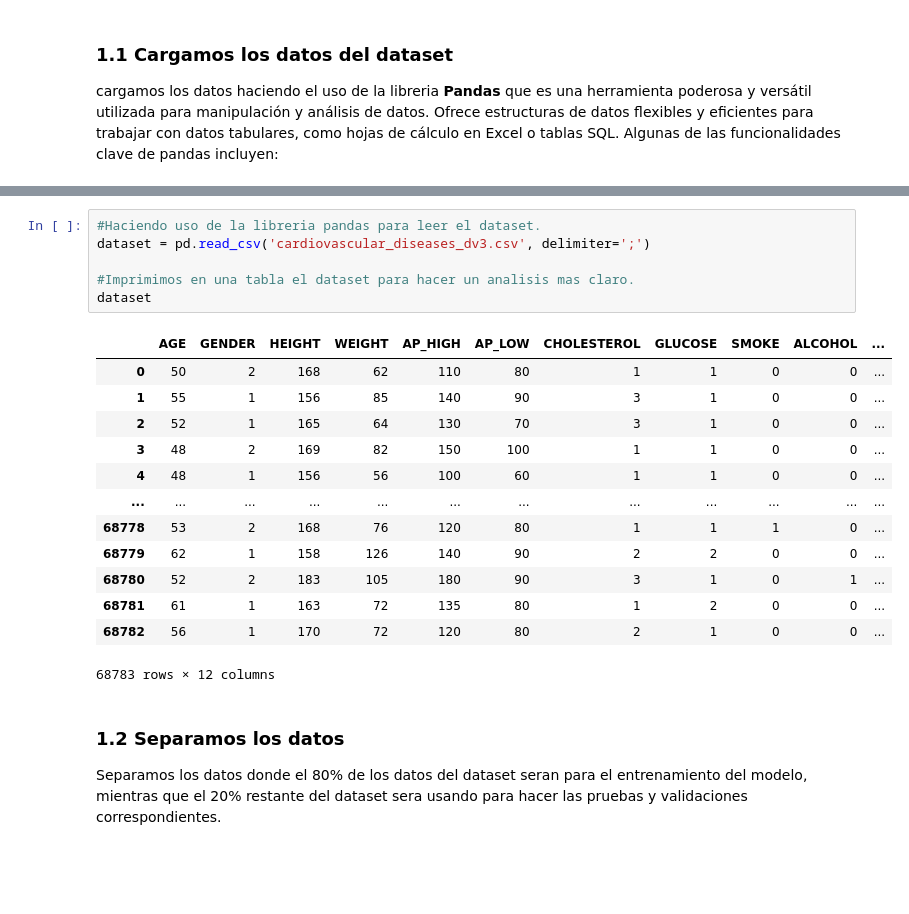
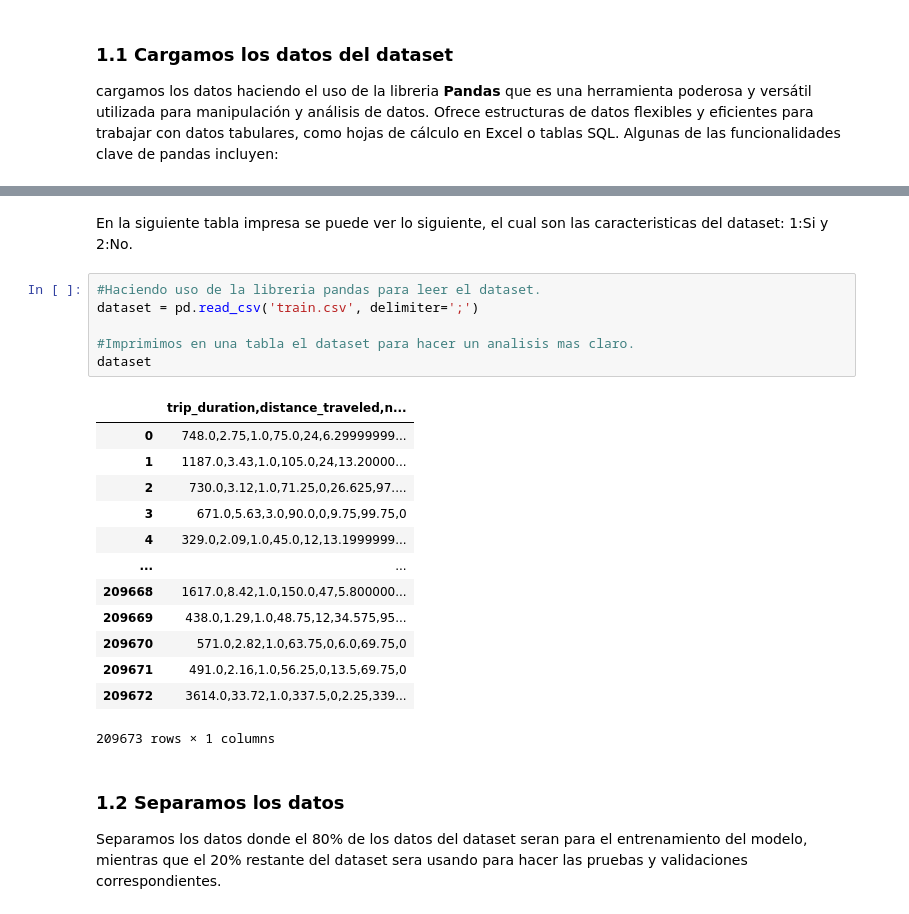
Before and after one commit to nomikugg/sis420_artificial_intelligence, a Jupyter notebook: examenes/primer_parcial/ejercicio02/ejercicio_02.ipynb, the cells around one changed output, grey strips where cells are left out. Drawn from its saved outputs; the diff is of its cells as text; blank space fills up the shorter version.

```diff
--- a/examenes/primer_parcial/ejercicio02/example.ipynb
+++ b/examenes/primer_parcial/ejercicio02/ejercicio_02.ipynb
@@ -72,23 +44,26 @@ En la siguiente tabla impresa se puede ver lo siguiente, el cual son las caracte
+# %% [markdown]
+En la siguiente tabla impresa se puede ver lo siguiente, el cual son las caracteristicas del dataset:
+1:Si y 2:No.
 # %%
 #Haciendo uso de la libreria pandas para leer el dataset.
-dataset = pd.read_csv('cardiovascular_diseases_dv3.csv', delimiter=';')
+dataset = pd.read_csv('train.csv', delimiter=';')
 
 #Imprimimos en una tabla el dataset para hacer un analisis mas claro.
 dataset
 # %% [output]
-|  | AGE | GENDER | HEIGHT | WEIGHT | AP_HIGH | AP_LOW | CHOLESTEROL | GLUCOSE | SMOKE | ALCOHOL | ... |
-| 0 | 50 | 2 | 168 | 62 | 110 | 80 | 1 | 1 | 0 | 0 | ... |
-| 1 | 55 | 1 | 156 | 85 | 140 | 90 | 3 | 1 | 0 | 0 | ... |
-| 2 | 52 | 1 | 165 | 64 | 130 | 70 | 3 | 1 | 0 | 0 | ... |
-| 3 | 48 | 2 | 169 | 82 | 150 | 100 | 1 | 1 | 0 | 0 | ... |
-| 4 | 48 | 1 | 156 | 56 | 100 | 60 | 1 | 1 | 0 | 0 | ... |
-| ... | ... | ... | ... | ... | ... | ... | ... | ... | ... | ... | ... |
-| 68778 | 53 | 2 | 168 | 76 | 120 | 80 | 1 | 1 | 1 | 0 | ... |
-| 68779 | 62 | 1 | 158 | 126 | 140 | 90 | 2 | 2 | 0 | 0 | ... |
-| 68780 | 52 | 2 | 183 | 105 | 180 | 90 | 3 | 1 | 0 | 1 | ... |
-| 68781 | 61 | 1 | 163 | 72 | 135 | 80 | 1 | 2 | 0 | 0 | ... |
-| 68782 | 56 | 1 | 170 | 72 | 120 | 80 | 2 | 1 | 0 | 0 | ... |
+|  | trip_duration,distance_traveled,n... |
+| 0 | 748.0,2.75,1.0,75.0,24,6.29999999... |
+| 1 | 1187.0,3.43,1.0,105.0,24,13.20000... |
+| 2 | 730.0,3.12,1.0,71.25,0,26.625,97.... |
+| 3 | 671.0,5.63,3.0,90.0,0,9.75,99.75,0 |
+| 4 | 329.0,2.09,1.0,45.0,12,13.1999999... |
+| ... | ... |
+| 209668 | 1617.0,8.42,1.0,150.0,47,5.800000... |
+| 209669 | 438.0,1.29,1.0,48.75,12,34.575,95... |
+| 209670 | 571.0,2.82,1.0,63.75,0,6.0,69.75,0 |
+| 209671 | 491.0,2.16,1.0,56.25,0,13.5,69.75,0 |
+| 209672 | 3614.0,33.72,1.0,337.5,0,2.25,339... |
-68783 rows × 12 columns
+209673 rows × 1 columns
 # %% [markdown]
 ### 1.2 Separamos los datos
 Separamos los datos donde el 80% de los datos del dataset seran para el entrenamiento del modelo, mientras que el 20% restante del dataset sera usando para hacer las pruebas y validaciones correspondientes.
```
Also changed, not shown: parts of 8 cells of this notebook, 4 other files.
